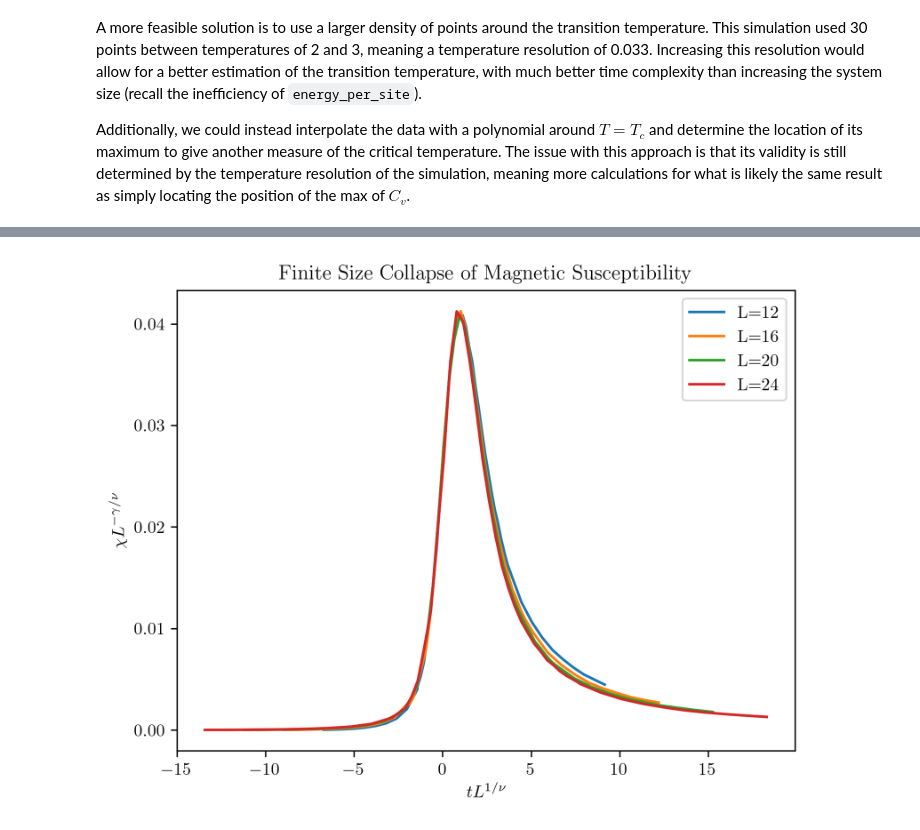
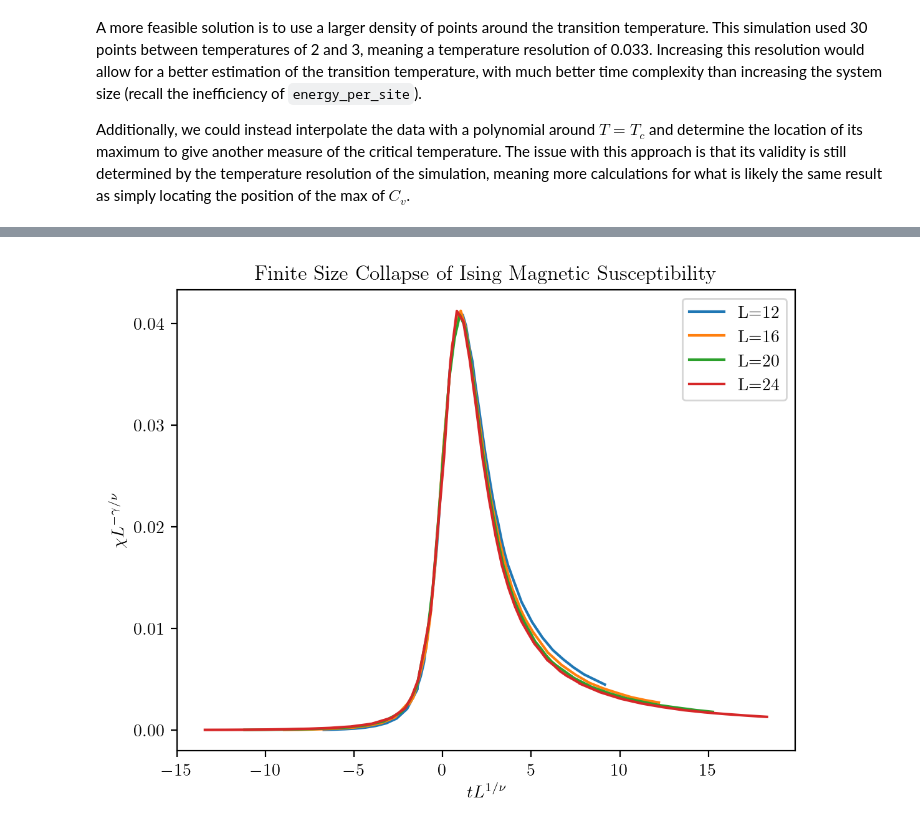
Before and after one commit to m-bouliane/Phys-705, a Jupyter notebook: Final Project.ipynb, the cells around one changed output, grey strips where cells are left out. Drawn from its saved outputs; the diff is of its cells as text; code cells hidden in the pictures.

```diff
--- a/Final Project.ipynb
+++ b/Final Project.ipynb
@@ -51,7 +51,7 @@ import multiprocess as mp
 
 font = {'size': 10}
 matplotlib.rc('font', **font)
-matplotlib.rcParams['figure.dpi'] = 300
+matplotlib.rcParams['figure.dpi'] = 200
 matplotlib.rc('text', usetex=True)
 matplotlib.rcParams['mathtext.fontset'] = 'cm'
 matplotlib.rcParams['font.family'] = 'STIXGeneral'
@@ -472,17 +490,17 @@ plt.show()
 # %%
 t = (temps-Tc_act)/Tc_act
 
 gamma = 1.8
 nu = 1
 
 plt.plot(12**(1/nu)*t, 12**(-gamma/nu)*chi12, label='L=12')
 plt.plot(16**(1/nu)*t, 16**(-gamma/nu)*chi16, label='L=16')
 plt.plot(20**(1/nu)*t, 20**(-gamma/nu)*chi20, label='L=20')
 plt.plot(24**(1/nu)*t, 24**(-gamma/nu)*chi24, label='L=24')
-plt.title('Finite Size Collapse of Magnetic Susceptibility')
+plt.title('Finite Size Collapse of Ising Magnetic Susceptibility')
 plt.ylabel(r'$\chi L^{-\gamma/\nu}$')
 plt.xlabel(r'$tL^{1/\nu}$')
 plt.legend()
 plt.show()
 # %% [output]
-[figure, old version]
+[figure, new version]
```
Also changed, not shown: parts of 57 cells of this notebook, 3 other files.
